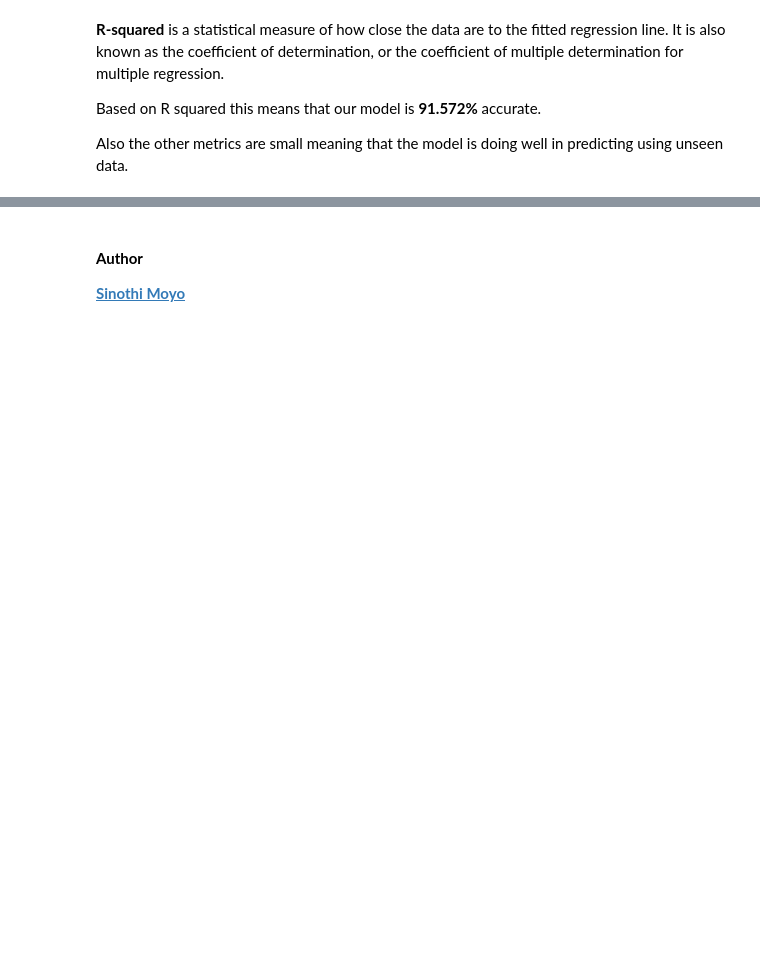
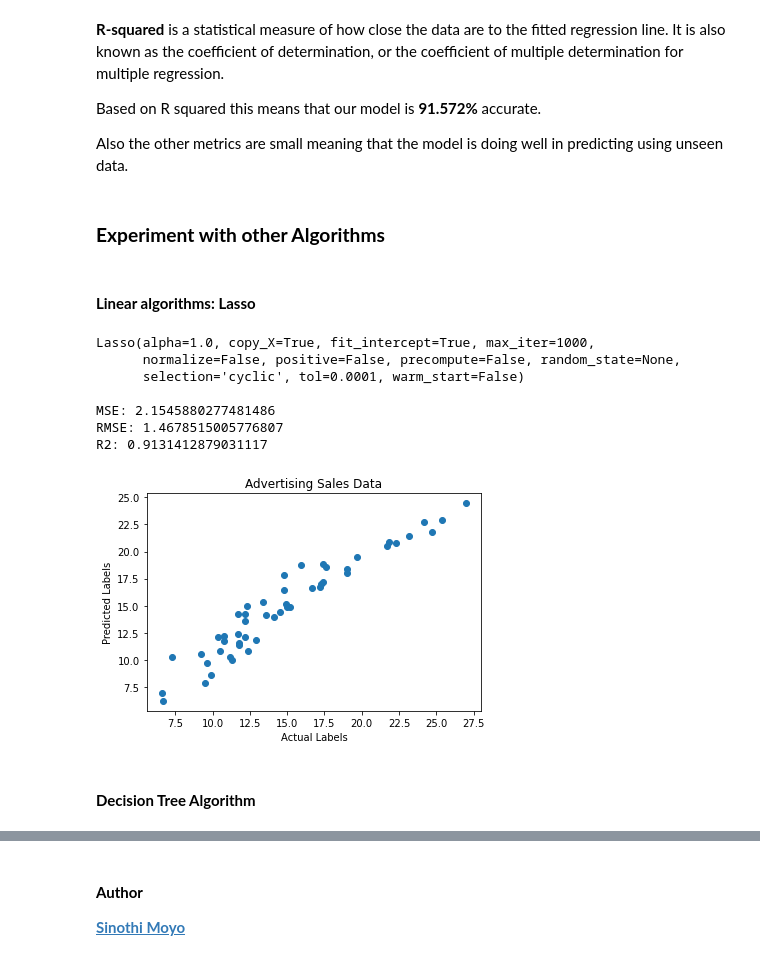
Before and after one commit to phyllsmoyo/Project_01_ML_Linear_Regression, a Jupyter notebook: Project_Advertising_Sales.ipynb, the cells around one changed output, grey strips where cells are left out. Drawn from its saved outputs; the diff is of its cells as text; code cells hidden in the pictures; blank space fills up the shorter version.

```diff
--- a/Project_Advertising_Sales.ipynb
+++ b/Project_Advertising_Sales.ipynb
@@ -180,3 +210,48 @@ R Squared: 0.9157191830180074
 Based on R squared this means that our model is **91.572%** accurate.
 
 Also the other metrics are small meaning that the model is doing well in predicting using unseen data.
+# %% [markdown]
+### **Experiment with other Algorithms**
+# %% [markdown]
+#### **Linear algorithms: Lasso**
+# %%
+from sklearn.linear_model import Lasso
+
+# Fit a lasso model on the training set
+model = Lasso()
+model.fit(X_train, y_train)
+print (model, "\n")
+
+# Evaluate the model using the test data
+from sklearn.metrics import mean_squared_error, r2_score
+y_pred = model.predict(X_test)
+mse = mean_squared_error(y_test, y_pred)
+print("MSE:", mse)
+rmse = np.sqrt(mse)
+print("RMSE:", rmse)
+r2 = r2_score(y_test, y_pred)
+print("R2:", r2)
+
+import matplotlib.pyplot as plt
+import numpy as np
+# Plot predicted vs actual
+plt.scatter(y_test, y_pred)
+plt.xlabel('Actual Labels')
+plt.ylabel('Predicted Labels')
+plt.title('Advertising Sales Data')
+# overlay the regression line
+#z = np.polyfit(y_test, y_pred, 1)
+#p = np.poly1d(z)
+#plt.plot(y_test,p(y_test), color='magenta')
+plt.show()
+# %% [output]
+Lasso(alpha=1.0, copy_X=True, fit_intercept=True, max_iter=1000,
+      normalize=False, positive=False, precompute=False, random_state=None,
+      selection='cyclic', tol=0.0001, warm_start=False)
+
+MSE: 2.1545880277481486
+RMSE: 1.4678515005776807
+R2: 0.9131412879031117
+[figure, added]
+# %% [markdown]
+#### **Decision Tree Algorithm**
```
Also changed, not shown: parts of 14 cells of this notebook.
